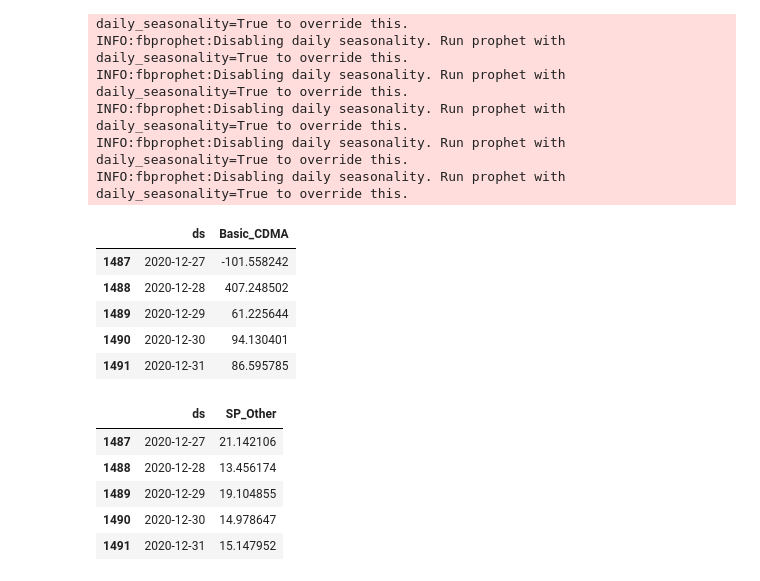
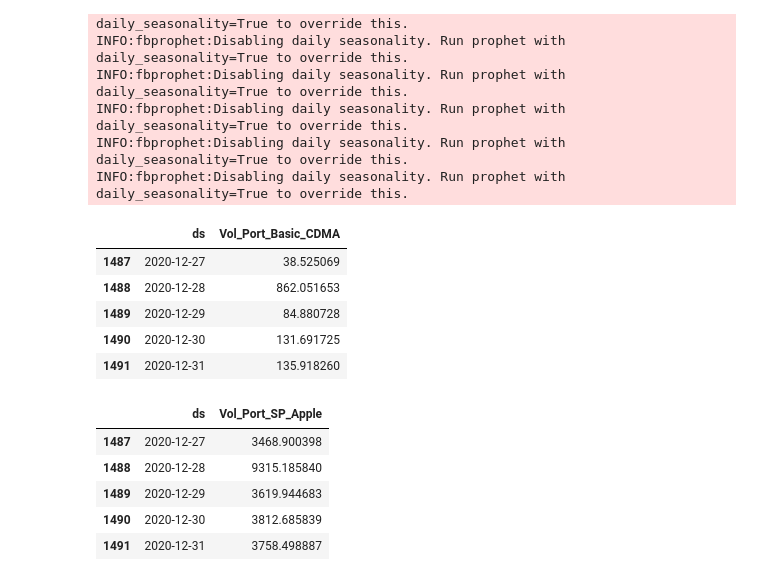
Before and after one commit to JSunkel/Forecasting-Models, a Jupyter notebook: Line_Disconnects_Phones_Device_Group_Prophet_model.ipynb, the cells around one changed output. Drawn from its saved outputs; the diff is of its cells as text; code cells hidden in the pictures.

Commit message:
Line Disconnects - Phones only - Voluntary Ports, Voluntary Non-Ports, and Involuntary

```diff
--- a/Line_Disconnects_Phones_Device_Group_Prophet_model.ipynb
+++ b/Line_Disconnects_Phones_Device_Group_Prophet_model.ipynb
@@ -497,27 +512,32 @@ other_forecast = other_model.predict(other_future)
 # %%
 # Get the datestamp and prediction columns
-basic_cdma_forecast_subset = basic_cdma_forecast[['ds', 'yhat']].rename(columns = {'yhat': 'Basic_CDMA'})
-basic_non_cdma_forecast_subset = basic_non_cdma_forecast[['ds', 'yhat']].rename(columns = {'yhat': 'Basic_non_CDMA'})
-sp_android_forecast_subset = sp_android_forecast[['ds', 'yhat']].rename(columns = {'yhat': 'SP_Android'})
-sp_apple_forecast_subset = sp_apple_forecast[['ds', 'yhat']].rename(columns = {'yhat': 'SP_Apple'})
-sp_other_forecast_subset = sp_other_forecast[['ds', 'yhat']].rename(columns = {'yhat': 'SP_Other'})
-tablet_forecast_subset = tablet_forecast[['ds', 'yhat']].rename(columns = {'yhat': 'Tablet'})
-mbb_forecast_subset = mbb_forecast[['ds', 'yhat']].rename(columns = {'yhat': 'MBB'})
-hpc_forecast_subset = hpc_forecast[['ds', 'yhat']].rename(columns = {'yhat': 'HPC'})
-hum_forecast_subset = hum_forecast[['ds', 'yhat']].rename(columns = {'yhat': 'Hum'})
-gizmo_forecast_subset = gizmo_forecast[['ds', 'yhat']].rename(columns = {'yhat': 'Gizmo'})
-watch_forecast_subset = watch_forecast[['ds', 'yhat']].rename(columns = {'yhat': 'Watch'})
-other_forecast_subset = other_forecast[['ds', 'yhat']].rename(columns = {'yhat': 'Other'})
+# Voluntary Port Outs
+vol_port_basic_cdma_forecast_subset = vol_port_basic_cdma_forecast[['ds', 'yhat']].rename(columns = {'yhat': 'Vol_Port_Basic_CDMA'})
+vol_port_basic_non_cdma_forecast_subset = vol_port_basic_non_cdma_forecast[['ds', 'yhat']].rename(columns = {'yhat': 'Vol_Port_Basic_non_CDMA'})
+vol_port_sp_android_other_forecast_subset = vol_port_sp_android_other_forecast[['ds', 'yhat']].rename(columns = {'yhat': 'Vol_Port_SP_Android_Other'})
+vol_port_sp_apple_forecast_subset = vol_port_sp_apple_forecast[['ds', 'yhat']].rename(columns = {'yhat': 'Vol_Port_SP_Apple'})
+
+# Voluntary non Port Outs
+vol_non_port_basic_cdma_forecast_subset = vol_non_port_basic_cdma_forecast[['ds', 'yhat']].rename(columns = {'yhat': 'Vol_Non_Port_Basic_CDMA'})
+vol_non_port_basic_non_cdma_forecast_subset = vol_non_port_basic_non_cdma_forecast[['ds', 'yhat']].rename(columns = {'yhat': 'Vol_Non_Port_Basic_non_CDMA'})
+vol_non_port_sp_android_other_forecast_subset = vol_non_port_sp_android_other_forecast[['ds', 'yhat']].rename(columns = {'yhat': 'Vol_Non_Port_SP_Android_Other'})
+vol_non_port_sp_apple_forecast_subset = vol_non_port_sp_apple_forecast[['ds', 'yhat']].rename(columns = {'yhat': 'Vol_Non_Port_SP_Apple'})
+
+# Involuntary
+invol_basic_cdma_forecast_subset = invol_basic_cdma_forecast[['ds', 'yhat']].rename(columns = {'yhat': 'Invol_Basic_CDMA'})
+invol_basic_non_cdma_forecast_subset = invol_basic_non_cdma_forecast[['ds', 'yhat']].rename(columns = {'yhat': 'Invol_Basic_non_CDMA'})
+invol_sp_android_other_forecast_subset = invol_sp_android_other_forecast[['ds', 'yhat']].rename(columns = {'yhat': 'Invol_SP_Android_Other'})
+invol_sp_apple_forecast_subset = invol_sp_apple_forecast[['ds', 'yhat']].rename(columns = {'yhat': 'Invol_SP_Apple'})
 # %%
 # Check the format of the subsetted forecasts (testing only)
-basic_cdma_forecast_subset.tail()
+vol_port_basic_cdma_forecast_subset.tail()
 # %% [output]
-|  | ds | Basic_CDMA |
-| 1487 | 2020-12-27 | -101.558242 |
-| 1488 | 2020-12-28 | 407.248502 |
-| 1489 | 2020-12-29 | 61.225644 |
-| 1490 | 2020-12-30 | 94.130401 |
-| 1491 | 2020-12-31 | 86.595785 |
+|  | ds | Vol_Port_Basic_CDMA |
+| 1487 | 2020-12-27 | 38.525069 |
+| 1488 | 2020-12-28 | 862.051653 |
+| 1489 | 2020-12-29 | 84.880728 |
+| 1490 | 2020-12-30 | 131.691725 |
+| 1491 | 2020-12-31 | 135.918260 |
 # %%
 # Growth multiplier
 gm = 1.00
@@ -538,10 +563,10 @@ other_forecast_subset['Other'] = other_forecast_subset['Other'].abs() * gm
 # %%
 # Check the format of the adjusted forecasts (testing only)
-sp_other_forecast_subset.tail()
+vol_port_sp_apple_forecast_subset.tail()
 # %% [output]
-|  | ds | SP_Other |
-| 1487 | 2020-12-27 | 21.142106 |
-| 1488 | 2020-12-28 | 13.456174 |
-| 1489 | 2020-12-29 | 19.104855 |
-| 1490 | 2020-12-30 | 14.978647 |
-| 1491 | 2020-12-31 | 15.147952 |
+|  | ds | Vol_Port_SP_Apple |
+| 1487 | 2020-12-27 | 3468.900398 |
+| 1488 | 2020-12-28 | 9315.185840 |
+| 1489 | 2020-12-29 | 3619.944683 |
+| 1490 | 2020-12-30 | 3812.685839 |
+| 1491 | 2020-12-31 | 3758.498887 |
```
Also changed, not shown: parts of 9 cells of this notebook.
